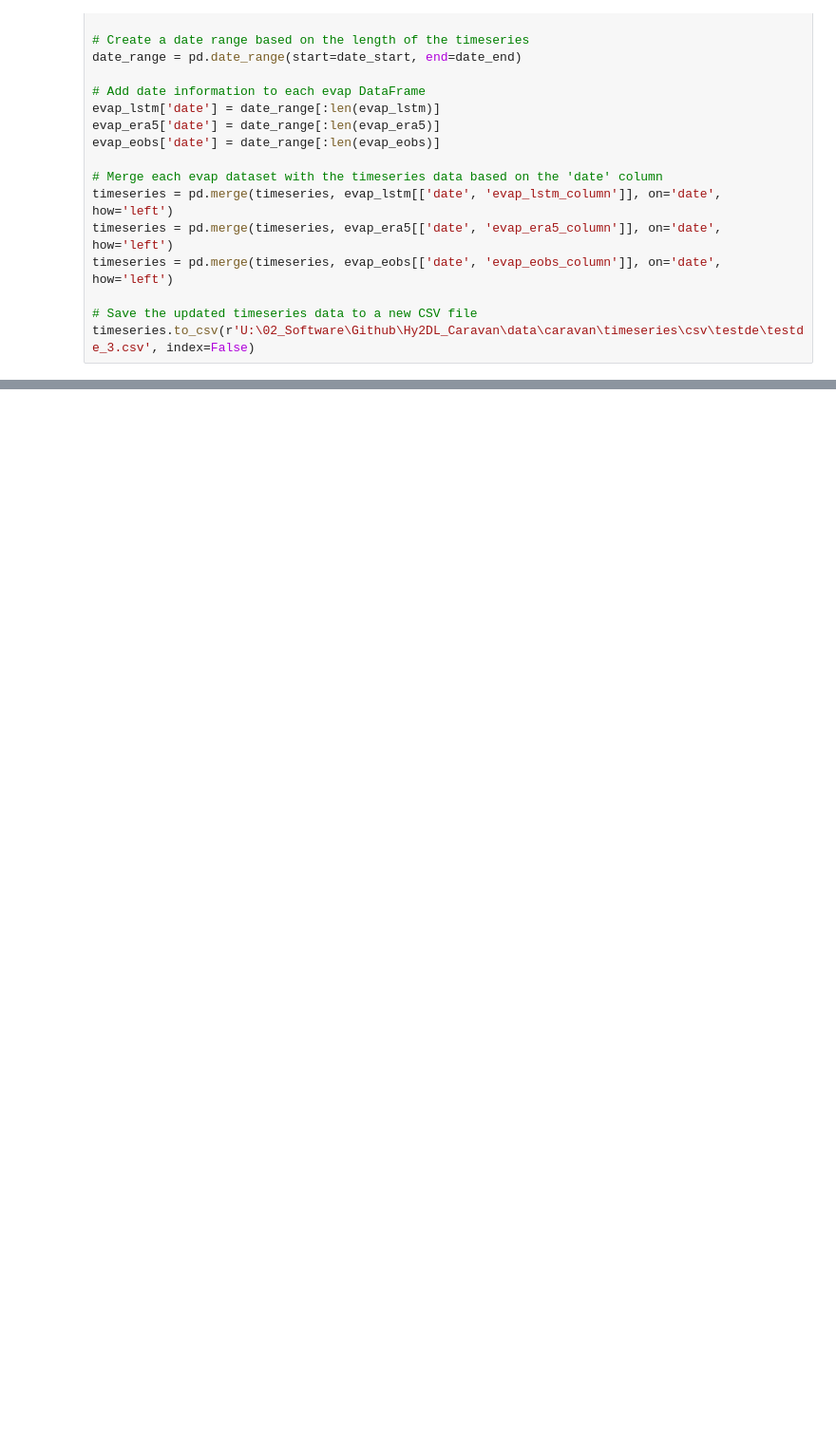
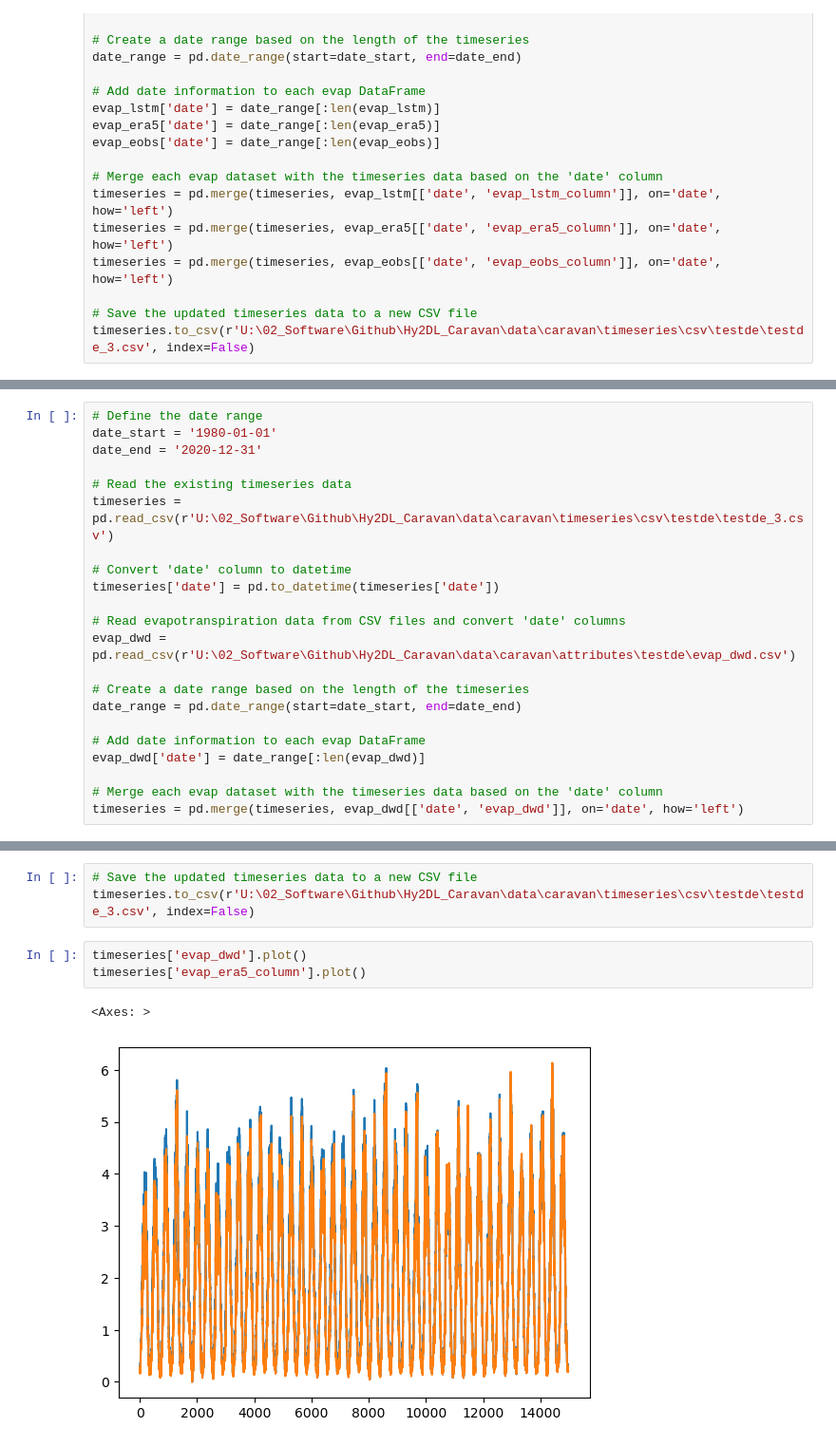
Before and after one commit to Ash-Manoj/Hy2DL_Caravan, a Jupyter notebook: Hy2DL/experiments/combine_precip.ipynb, the cells around one changed output, grey strips where cells are left out. Shown: that part at 95% size. Cells and saved outputs as stored; diff of their text form; blank space fills up the shorter version.

Commit message:
evap dwd files

```diff
--- a/Hy2DL/experiments/combine_precip.ipynb
+++ b/Hy2DL/experiments/combine_precip.ipynb
@@ -216,0 +234,22 @@ timeseries.to_csv(r'U:\02_Software\Github\Hy2DL_Caravan\data\caravan\timeseries\
+# %%
+# Define the date range
+date_start = '1980-01-01'
+date_end = '2020-12-31'
+
+# Read the existing timeseries data
+timeseries = pd.read_csv(r'U:\02_Software\Github\Hy2DL_Caravan\data\caravan\timeseries\csv\testde\testde_3.csv')
+
+# Convert 'date' column to datetime
+timeseries['date'] = pd.to_datetime(timeseries['date'])
+
+# Read evapotranspiration data from CSV files and convert 'date' columns
+evap_dwd = pd.read_csv(r'U:\02_Software\Github\Hy2DL_Caravan\data\caravan\attributes\testde\evap_dwd.csv')
+
+# Create a date range based on the length of the timeseries
+date_range = pd.date_range(start=date_start, end=date_end)
+
+# Add date information to each evap DataFrame
+evap_dwd['date'] = date_range[:len(evap_dwd)]
+
+# Merge each evap dataset with the timeseries data based on the 'date' column
+timeseries = pd.merge(timeseries, evap_dwd[['date', 'evap_dwd']], on='date', how='left')
@@ -216,0 +272,9 @@ timeseries.to_csv(r'U:\02_Software\Github\Hy2DL_Caravan\data\caravan\timeseries\
+# %%
+# Save the updated timeseries data to a new CSV file
+timeseries.to_csv(r'U:\02_Software\Github\Hy2DL_Caravan\data\caravan\timeseries\csv\testde\testde_3.csv', index=False)
+# %%
+timeseries['evap_dwd'].plot()
+timeseries['evap_era5_column'].plot()
+# %% [output]
+<Axes: >
+[figure, added]
```
Also changed, not shown: parts of 5 cells of this notebook, 3 other files.
